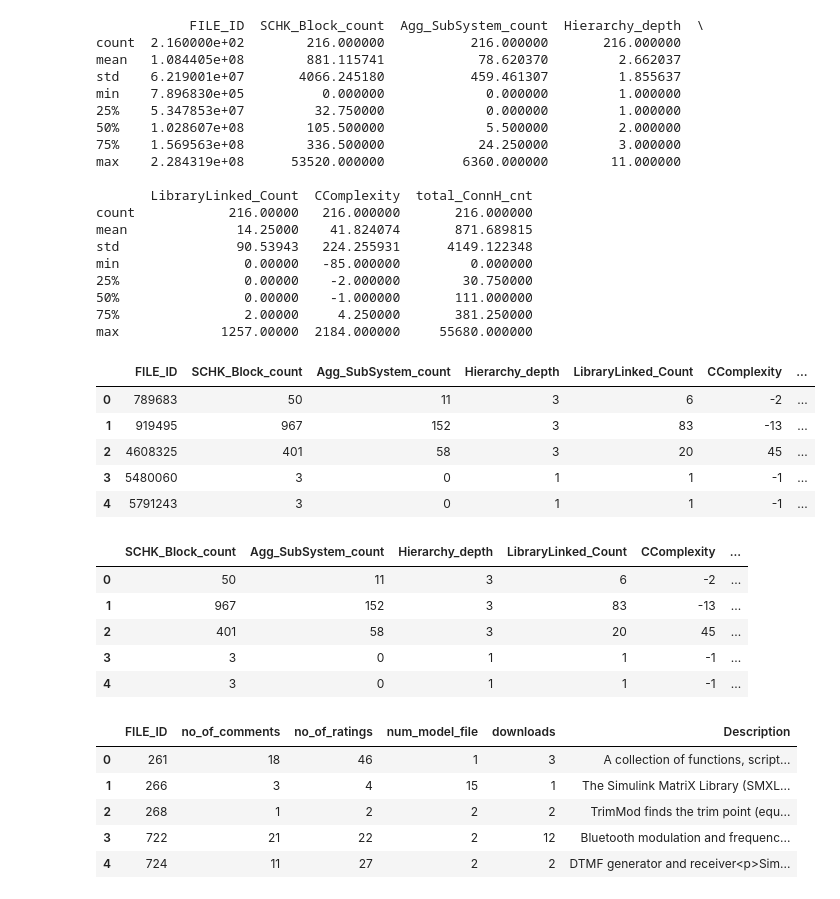
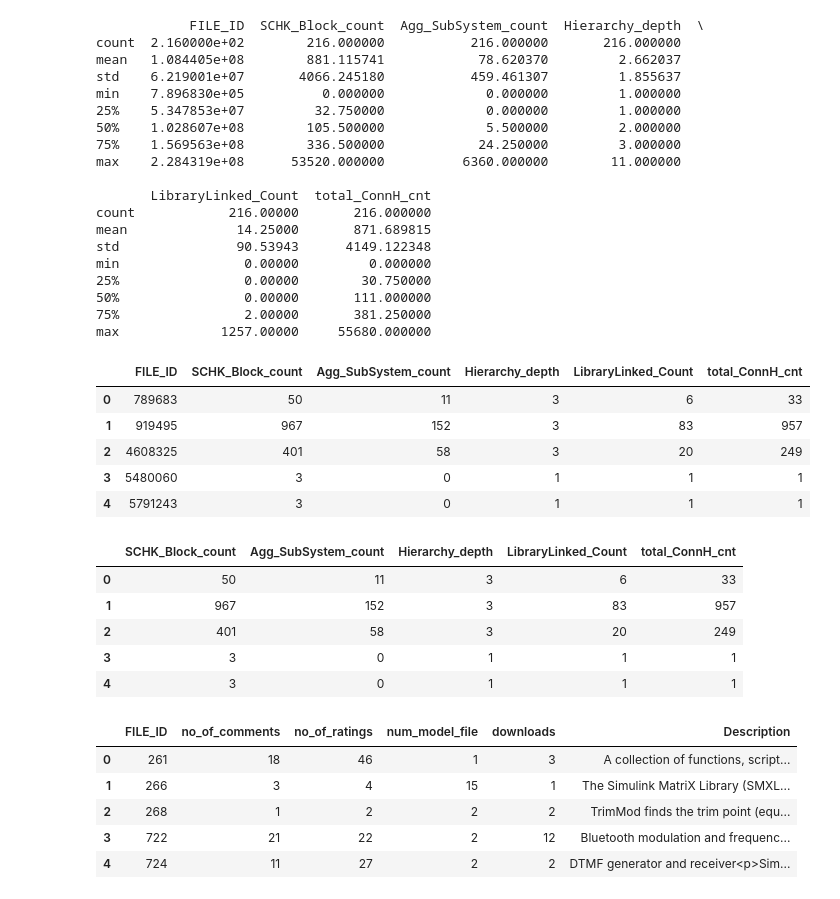
Before and after one commit to Shiva-K-7/ASE-07, a Jupyter notebook: combined_clusters_using_word2vec.ipynb, the cells around one changed output. Cells and saved outputs as stored; diff of their text form; code cells hidden in the pictures.

```diff
--- a/combined_clusters_using_word2vec.ipynb
+++ b/combined_clusters_using_word2vec.ipynb
@@ -57,44 +57,43 @@ data0.head()
 # %%
 df_GitHub_Metric = pd.read_csv("GitHub_Metric.csv")
 df_GitHub_Metric = df_GitHub_Metric[['FILE_ID', 'is_Lib', 'SCHK_Block_count', 'Agg_SubSystem_count', 'Hierarchy_depth', 'LibraryLinked_Count', 'CComplexity', 'total_ConnH_cnt']]
 #all values are -1 when is_lib=1, so select only is_lib==0
 df_GitHub_Metric = df_GitHub_Metric[df_GitHub_Metric.is_Lib == 0]
 df_GitHub_Metric1 = df_GitHub_Metric.groupby('FILE_ID').agg({'SCHK_Block_count':'sum',
                                                             'Agg_SubSystem_count':'sum',
                                                             'Hierarchy_depth':'max',
                                                             'LibraryLinked_Count': 'sum',
-                                                            'CComplexity' :'sum',
                                                             'total_ConnH_cnt': 'sum'
                                                            }).reset_index()
 
 print(df_GitHub_Metric1.describe())
 df_GitHub_Metric1.head()
 # %% [output]
             FILE_ID  SCHK_Block_count  Agg_SubSystem_count  Hierarchy_depth  \
 count  2.160000e+02        216.000000           216.000000       216.000000
 mean   1.084405e+08        881.115741            78.620370         2.662037
 std    6.219001e+07       4066.245180           459.461307         1.855637
 min    7.896830e+05          0.000000             0.000000         1.000000
 25%    5.347853e+07         32.750000             0.000000         1.000000
 50%    1.028607e+08        105.500000             5.500000         2.000000
 75%    1.569563e+08        336.500000            24.250000         3.000000
 max    2.284319e+08      53520.000000          6360.000000        11.000000
 
-       LibraryLinked_Count  CComplexity  total_ConnH_cnt
-count            216.00000   216.000000       216.000000
-mean              14.25000    41.824074       871.689815
-std               90.53943   224.255931      4149.122348
-min                0.00000   -85.000000         0.000000
-25%                0.00000    -2.000000        30.750000
-50%                0.00000    -1.000000       111.000000
-75%                2.00000     4.250000       381.250000
-max             1257.00000  2184.000000     55680.000000
+       LibraryLinked_Count  total_ConnH_cnt
+count            216.00000       216.000000
+mean              14.25000       871.689815
+std               90.53943      4149.122348
+min                0.00000         0.000000
+25%                0.00000        30.750000
+50%                0.00000       111.000000
+75%                2.00000       381.250000
+max             1257.00000     55680.000000
-|  | FILE_ID | SCHK_Block_count | Agg_SubSystem_count | Hierarchy_depth | LibraryLinked_Count | CComplexity | ... |
-| 0 | 789683 | 50 | 11 | 3 | 6 | -2 | ... |
-| 1 | 919495 | 967 | 152 | 3 | 83 | -13 | ... |
-| 2 | 4608325 | 401 | 58 | 3 | 20 | 45 | ... |
-| 3 | 5480060 | 3 | 0 | 1 | 1 | -1 | ... |
-| 4 | 5791243 | 3 | 0 | 1 | 1 | -1 | ... |
+|  | FILE_ID | SCHK_Block_count | Agg_SubSystem_count | Hierarchy_depth | LibraryLinked_Count | total_ConnH_cnt |
+| 0 | 789683 | 50 | 11 | 3 | 6 | 33 |
+| 1 | 919495 | 967 | 152 | 3 | 83 | 957 |
+| 2 | 4608325 | 401 | 58 | 3 | 20 | 249 |
+| 3 | 5480060 | 3 | 0 | 1 | 1 | 1 |
+| 4 | 5791243 | 3 | 0 | 1 | 1 | 1 |
 # %%
 result = pd.merge(data0, df_GitHub_Metric1, on = ["FILE_ID"])
 # result.to_csv("metrics_and_projects_numeric_data.csv")
@@ -102,12 +101,12 @@ result.head()
 data2 = result.drop(["FILE_ID", "Description", "stargazers_count","forks_count","num_model_file","updated-created"],axis=1)
 data2.head()
 # %% [output]
-|  | SCHK_Block_count | Agg_SubSystem_count | Hierarchy_depth | LibraryLinked_Count | CComplexity | ... |
-| 0 | 50 | 11 | 3 | 6 | -2 | ... |
-| 1 | 967 | 152 | 3 | 83 | -13 | ... |
-| 2 | 401 | 58 | 3 | 20 | 45 | ... |
-| 3 | 3 | 0 | 1 | 1 | -1 | ... |
-| 4 | 3 | 0 | 1 | 1 | -1 | ... |
+|  | SCHK_Block_count | Agg_SubSystem_count | Hierarchy_depth | LibraryLinked_Count | total_ConnH_cnt |
+| 0 | 50 | 11 | 3 | 6 | 33 |
+| 1 | 967 | 152 | 3 | 83 | 957 |
+| 2 | 401 | 58 | 3 | 20 | 249 |
+| 3 | 3 | 0 | 1 | 1 | 1 |
+| 4 | 3 | 0 | 1 | 1 | 1 |
 # %%
 
 
```
Also changed, not shown: parts of 8 cells of this notebook, 1 other file.
